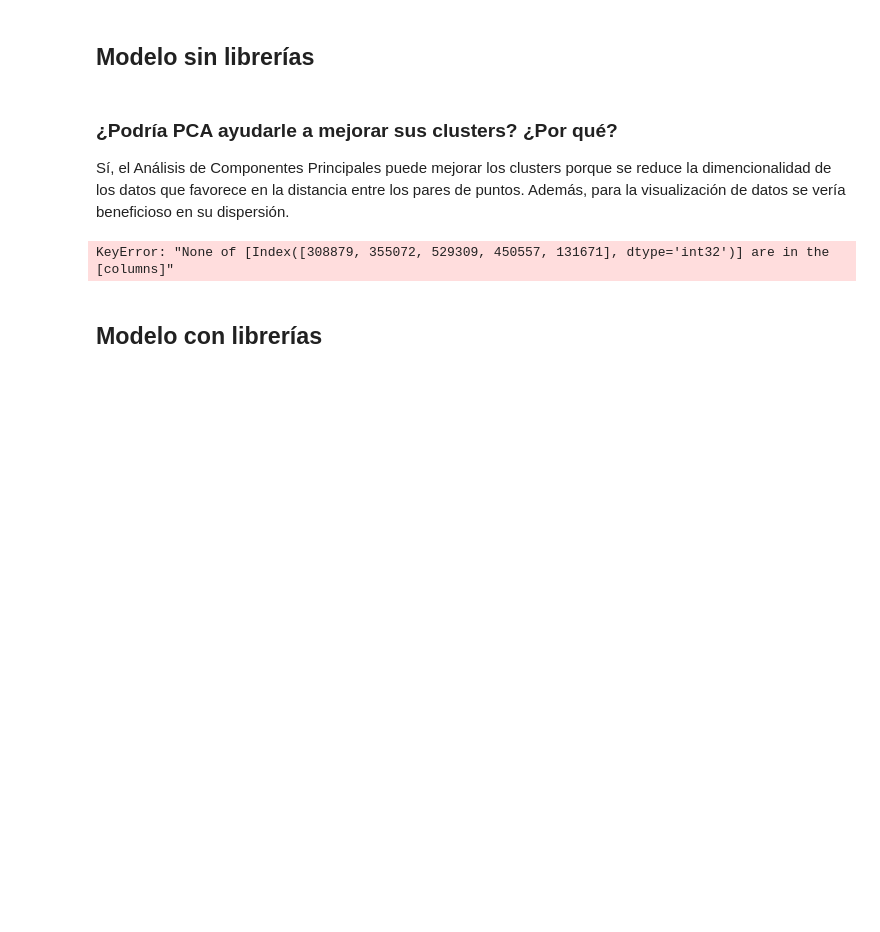
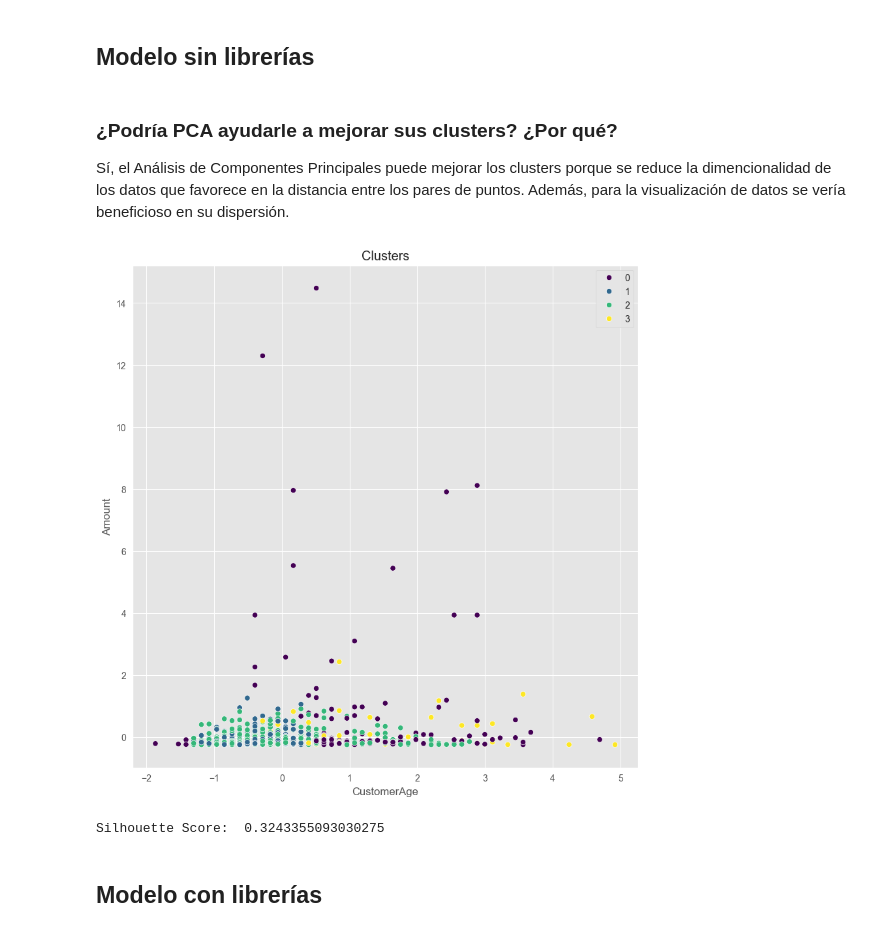
Before and after one commit to bl33h/bankCustomerSegmentation, a Jupyter notebook: bankCustomerSegmentation.ipynb, the cells around one changed output. Drawn from its saved outputs; the diff is of its cells as text; code cells hidden in the pictures; blank space fills up the shorter version.

```diff
--- a/bankCustomerSegmentation.ipynb
+++ b/bankCustomerSegmentation.ipynb
@@ -518,21 +514,29 @@ class GaussianMixtureModel:
         responsibilities = self.e_step(X)
         return np.argmax(responsibilities, axis=1)
 # %%
-gmm = GaussianMixtureModel(n_components=5)
+gmm = GaussianMixtureModel(n_components=4)
-# %%
-gmm.fit(scaled_features)
-y_gmm = gmm.predict(scaled_features)
-# %% [output]
-KeyError: "None of [Index([308879, 355072, 529309, 450557, 131671], dtype='int32')] are in the [columns]"
+# %%
+# Drop infs and nan
+
+samples = scaled_features.sample(1000)
+
+gmm.fit(samples.values)
+
+y_gmm = gmm.predict(samples.values)
 # %%
 # Plot the clusters
 plt.figure(figsize=(10, 10))
-sns.scatterplot(x='CustomerAge', y='Amount', data=features, hue=y_gmm, palette='viridis')
+sns.scatterplot(x='CustomerAge', y='Amount', data=samples, hue=y_gmm, palette='viridis')
 plt.title('Clusters')
 plt.show()
+# %% [output]
+[figure, added]
 # %%
-score = silhouette_score(scaled_features, y_gmm)
+from sklearn.metrics import silhouette_score
+score = silhouette_score(samples, y_gmm)
 print('Silhouette Score: ', score)
+# %% [output]
+Silhouette Score:  0.3243355093030275
 # %% [markdown]
 ## Modelo con librerías
 # %%
```
Also changed, not shown: parts of 3 cells of this notebook.
